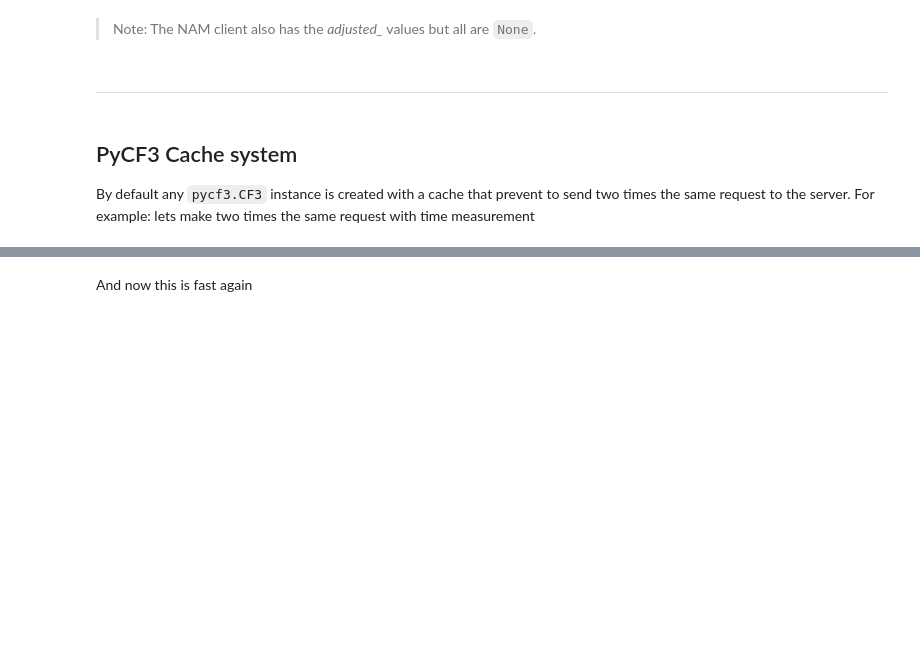
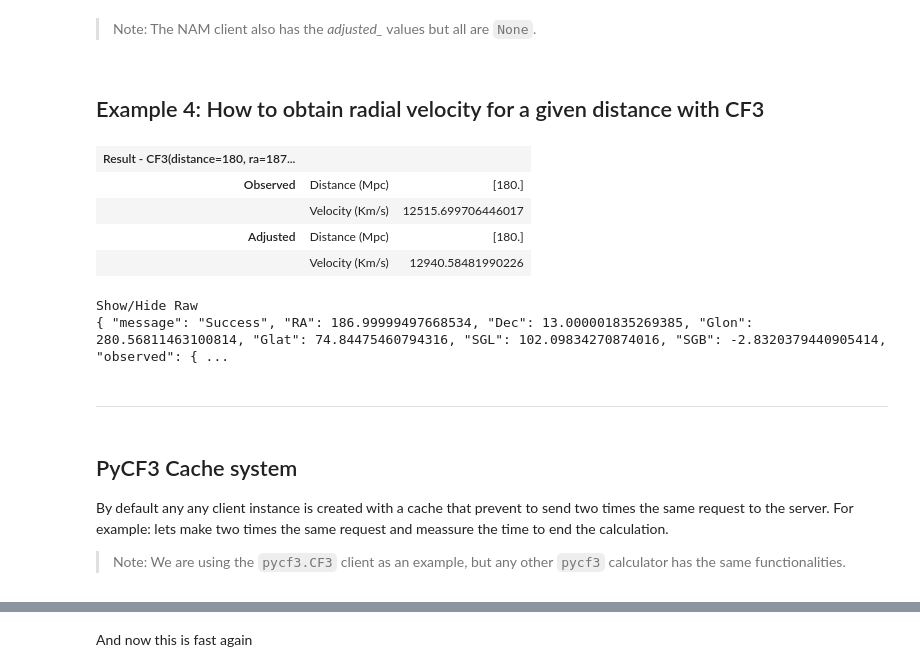
Before and after one commit to quatrope/pycf3, a Jupyter notebook: docs/source/tutorial.ipynb, the cells around one changed output, grey strips where cells are left out. Saved outputs shown, nothing was run; the diff lists cells and outputs as text; code cells hidden in the pictures; blank space fills up the shorter version.

```diff
--- a/docs/source/tutorial.ipynb
+++ b/docs/source/tutorial.ipynb
@@ -141,12 +141,26 @@ result.adjusted_velocity_
 9000.0
 # %% [markdown]
 > Note: The NAM client also has the *adjusted_* values but all are `None`.
+# %% [markdown]
+## Example 4: How to obtain radial velocity for a given distance with CF3
+# %%
+cf3.calculate_velocity(distance=180, ra=187, dec=13)
+# %% [output]
+| Result - CF3(distance=180, ra=187... |  |  |
+| Observed | Distance (Mpc) | [180.] |
+|  | Velocity (Km/s) | 12515.699706446017 |
+| Adjusted | Distance (Mpc) | [180.] |
+|  | Velocity (Km/s) | 12940.58481990226 |
+Show/Hide Raw
+{ "message": "Success", "RA": 186.99999497668534, "Dec": 13.000001835269385, "Glon": 280.56811463100814, "Glat": 74.84475460794316, "SGL": 102.09834270874016, "SGB": -2.8320379440905414, "observed": { ...
 # %% [markdown]
 ----
 # %% [markdown]
 ## PyCF3 Cache system
 
-By default any `pycf3.CF3` instance is created with a cache that prevent to send two times the same request to the server. For example: lets make two times the same request with time measurement
+By default any any client instance is created with a cache that prevent to send two times the same request to the server. For example: lets make two times the same request and meassure the time to end the calculation.
+
+> Note: We are using the `pycf3.CF3` client as an example, but any other `pycf3` calculator has the same functionalities.
 # %%
 cf3 = pycf3.CF3()
 # %%
```
Also changed, not shown: parts of 20 cells of this notebook.
